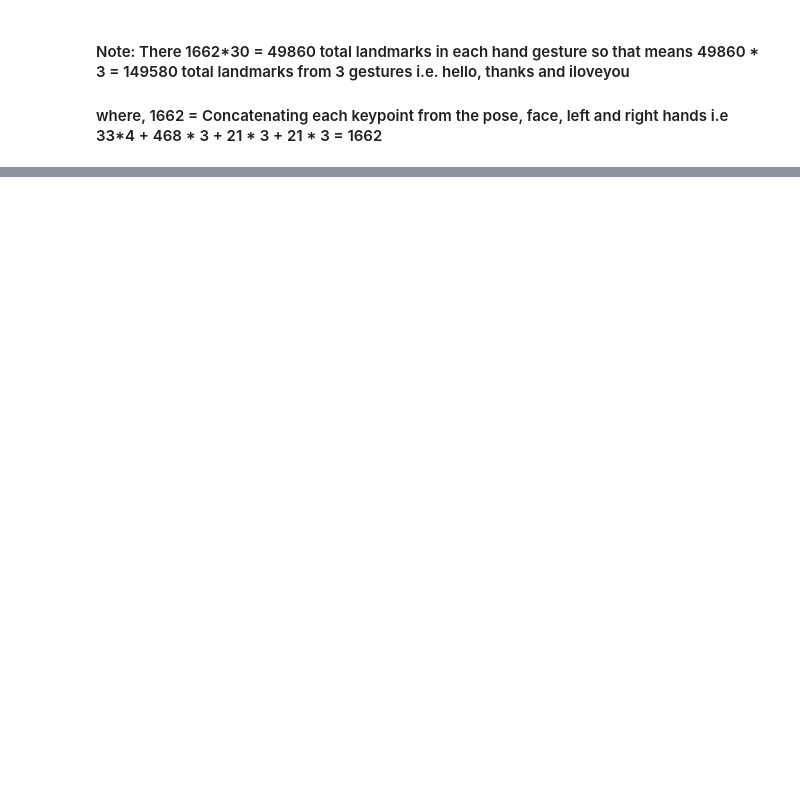
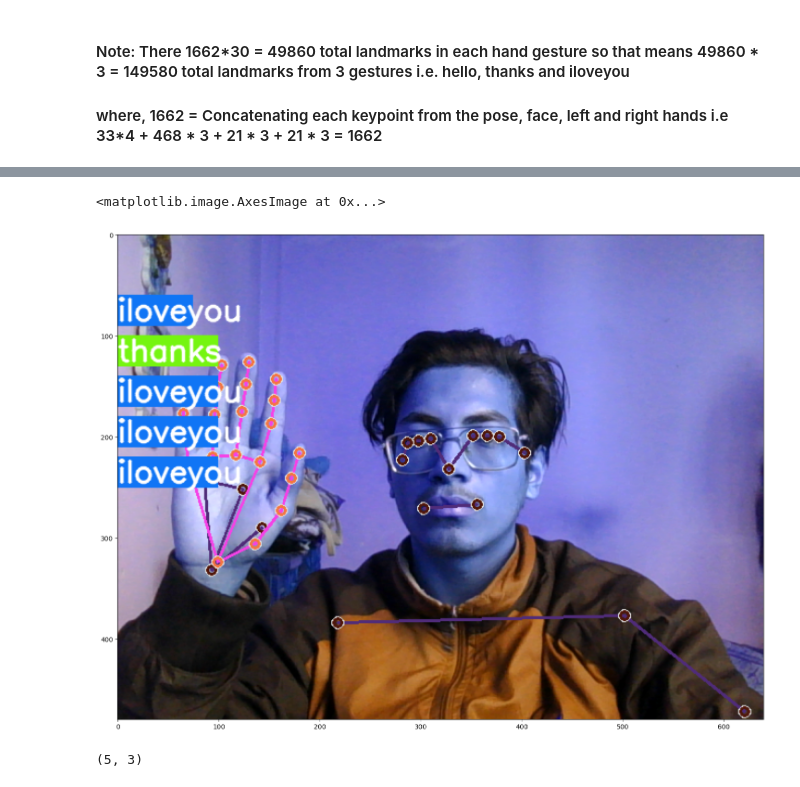
Before and after one commit to sanjiv576/HGR_LSTM, a Jupyter notebook: HGR.ipynb, the cells around one changed output, grey strips where cells are left out. Saved outputs shown, nothing was run; the diff lists cells and outputs as text; code cells hidden in the pictures; blank space fills up the shorter version.

```diff
--- a/HGR.ipynb
+++ b/HGR.ipynb
@@ -538,0 +496,3 @@ model.load_weights('gesture.h5')
+# %%
+model.fit(X_train, y_train, epochs=1000, callbacks=[tb_callback])
+# Note: took 14 mins to train
@@ -538,0 +593,2 @@ model.load_weights('gesture.h5')
+# %%
+colors = [(245,117,16), (117,245,16), (16,117,245)]
@@ -538,0 +624,36 @@ model.load_weights('gesture.h5')
+# %%
+def prob_viz(res, actions, input_frame, colors):
+    output_frame = input_frame.copy()
+
+    # Iterate over the probabilities and gestures
+    for num, probs in enumerate(res):
+        # Check if the array is 1D or 2D
+        if len(probs.shape) == 1:
+            max_prob_index = np.argmax(probs)
+            max_prob_value = probs[max_prob_index]
+        else:
+            # If 2D, find the maximum probability across all arrays
+            max_prob_index = np.unravel_index(np.argmax(probs, axis=None), probs.shape)
+            max_prob_value = probs[max_prob_index]
+
+        # Convert the maximum probability to an integer for the rectangle width
+        prob_int = int(max_prob_value * 100)
+
+        # Draw a colored rectangle based on the maximum probability
+        cv2.rectangle(output_frame, (0, 60 + num * 40), (prob_int, 90 + num * 40), colors[max_prob_index], -1)
+
+        # Draw the gesture label on the frame
+        cv2.putText(output_frame, actions[max_prob_index], (0, 85 + num * 40), cv2.FONT_HERSHEY_SIMPLEX, 1, (255, 255, 255), 2, cv2.LINE_AA)
+
+    return output_frame
+# %%
+plt.figure(figsize=(18,18))
+
+plt.imshow(prob_viz(res, gestures, image, colors))
+# %% [output]
+<matplotlib.image.AxesImage at 0x...>
+[figure, added]
+# %%
+res.shape
+# %% [output]
+(5, 3)
```
Also changed, not shown: parts of 77 cells of this notebook, 4 other files.
